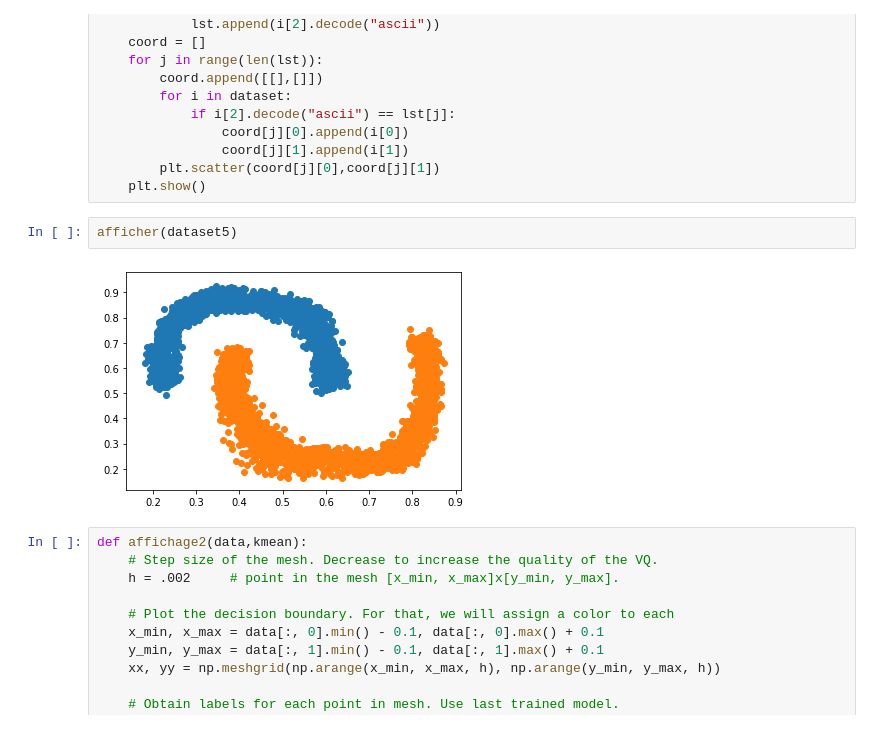
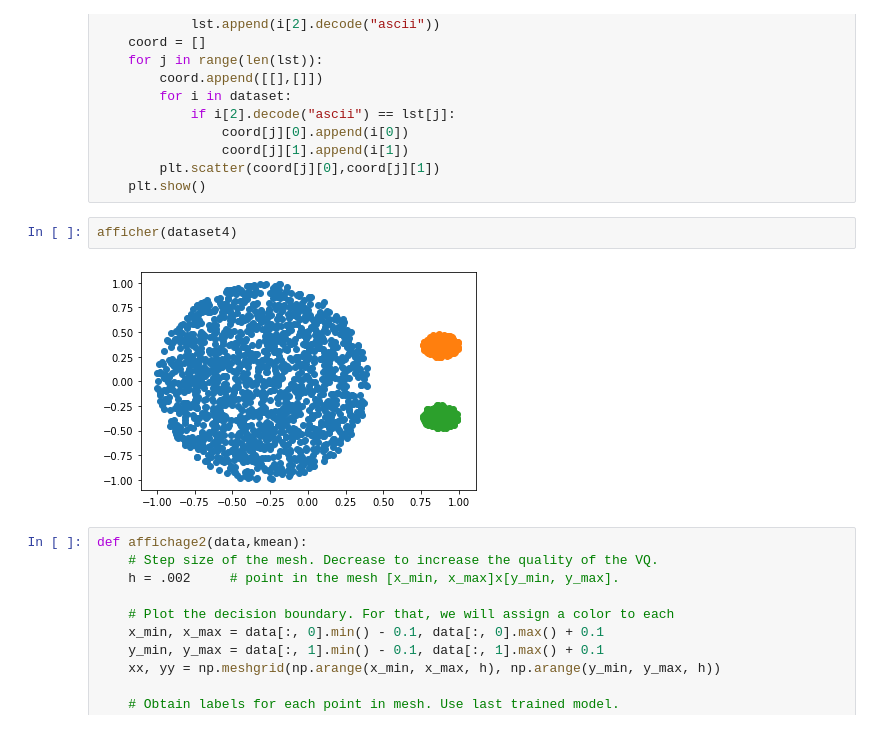
Before and after one commit to QuentinG66/tps_app_non_supervise, a Jupyter notebook: kmean_agglo.ipynb, the cells around one changed output. Cells and saved outputs as stored; diff of their text form.

```diff
--- a/kmean_agglo.ipynb
+++ b/kmean_agglo.ipynb
@@ -48,9 +48,9 @@ def afficher(dataset):
         plt.scatter(coord[j][0],coord[j][1])
     plt.show()
 # %%
-afficher(dataset5)
+afficher(dataset4)
 # %% [output]
-[figure, old version]
+[figure, new version]
 # %%
 def affichage2(data,kmean):
     # Step size of the mesh. Decrease to increase the quality of the VQ.
```
Also changed, not shown: parts of 6 cells of this notebook, 1 other file.
